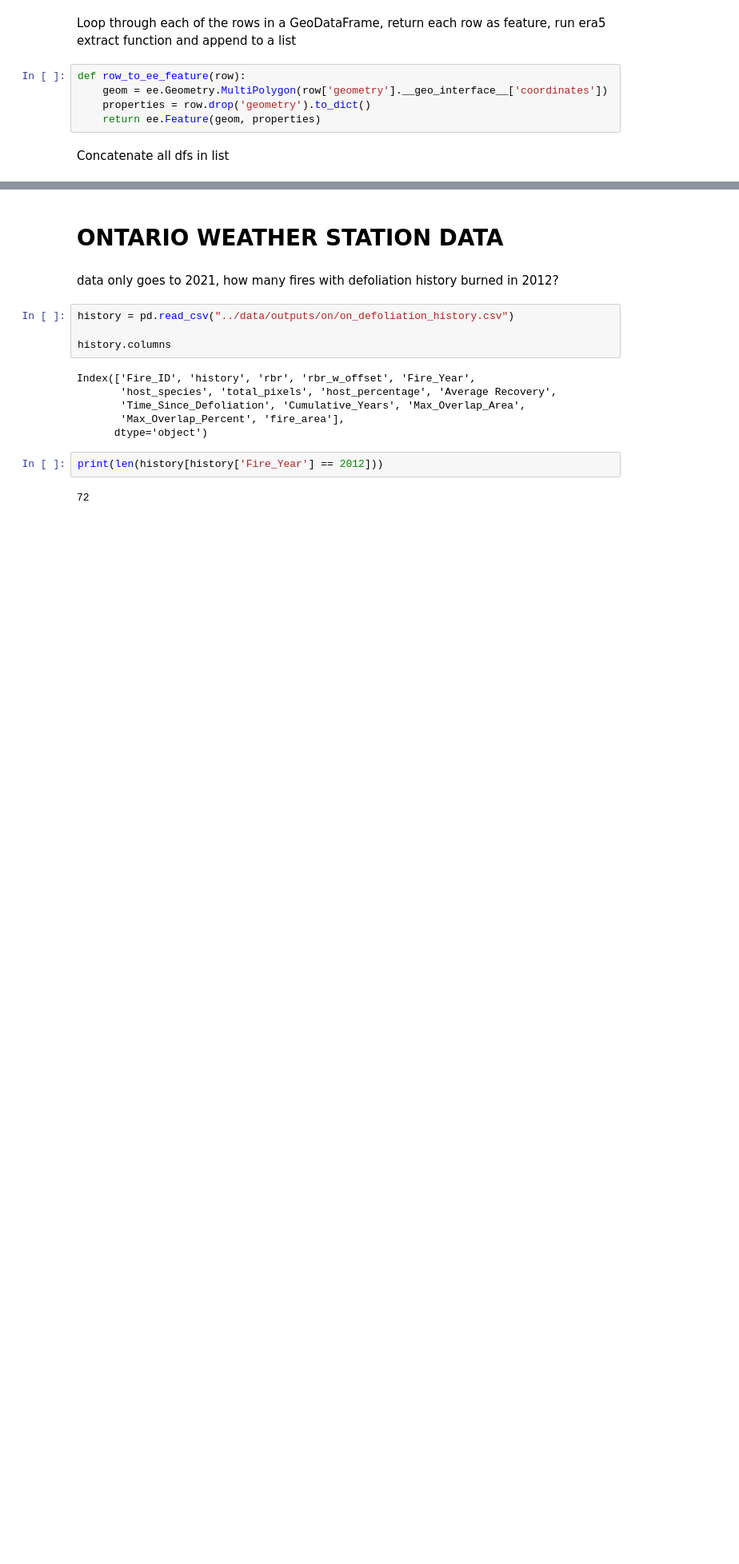
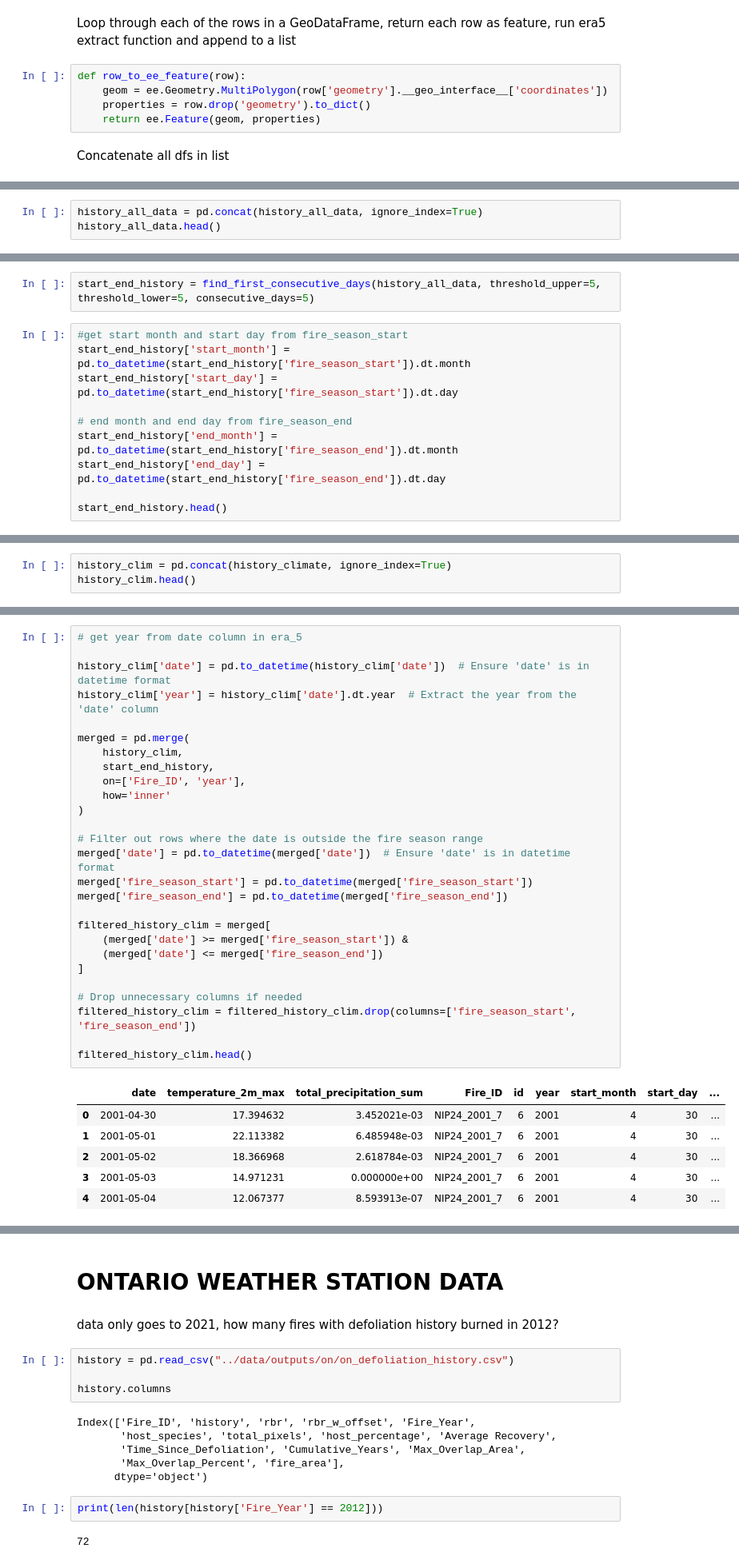
Before and after one commit to jackagoldman/fire_insect_co-occurence, a Jupyter notebook: scripts/recovery_period_climate.ipynb, the cells around one changed output, grey strips where cells are left out. Shown at 80% size. Cells and saved outputs as stored; diff of their text form; blank space fills up the shorter version.

```diff
--- a/scripts/recovery_period_climate.ipynb
+++ b/scripts/recovery_period_climate.ipynb
@@ -440,0 +826,3 @@ for index, row in fires_lte_2012.iterrows():
+# %%
+history_all_data = pd.concat(history_all_data, ignore_index=True)
+history_all_data.head()
@@ -440,0 +840,12 @@ for index, row in fires_lte_2012.iterrows():
+# %%
+start_end_history = find_first_consecutive_days(history_all_data, threshold_upper=5, threshold_lower=5, consecutive_days=5)
+# %%
+#get start month and start day from fire_season_start
+start_end_history['start_month'] = pd.to_datetime(start_end_history['fire_season_start']).dt.month
+start_end_history['start_day'] = pd.to_datetime(start_end_history['fire_season_start']).dt.day
+
+# end month and end day from fire_season_end
+start_end_history['end_month'] = pd.to_datetime(start_end_history['fire_season_end']).dt.month
+start_end_history['end_day'] = pd.to_datetime(start_end_history['fire_season_end']).dt.day
+
+start_end_history.head()
@@ -440,0 +889,3 @@ for index, row in fires_lte_2012.iterrows():
+# %%
+history_clim = pd.concat(history_climate, ignore_index=True)
+history_clim.head()
@@ -440,0 +903,34 @@ for index, row in fires_lte_2012.iterrows():
+# %%
+# get year from date column in era_5
+
+history_clim['date'] = pd.to_datetime(history_clim['date'])  # Ensure 'date' is in datetime format
+history_clim['year'] = history_clim['date'].dt.year  # Extract the year from the 'date' column
+
+merged = pd.merge(
+    history_clim,
+    start_end_history,
+    on=['Fire_ID', 'year'],
+    how='inner'
+)
+
+# Filter out rows where the date is outside the fire season range
+merged['date'] = pd.to_datetime(merged['date'])  # Ensure 'date' is in datetime format
+merged['fire_season_start'] = pd.to_datetime(merged['fire_season_start'])
+merged['fire_season_end'] = pd.to_datetime(merged['fire_season_end'])
+
+filtered_history_clim = merged[
+    (merged['date'] >= merged['fire_season_start']) &
+    (merged['date'] <= merged['fire_season_end'])
+]
+
+# Drop unnecessary columns if needed
+filtered_history_clim = filtered_history_clim.drop(columns=['fire_season_start', 'fire_season_end'])
+
+filtered_history_clim.head()
+# %% [output]
+|  | date | temperature_2m_max | total_precipitation_sum | Fire_ID | id | year | start_month | start_day | ... |
+| 0 | 2001-04-30 | 17.394632 | 3.452021e-03 | NIP24_2001_7 | 6 | 2001 | 4 | 30 | ... |
+| 1 | 2001-05-01 | 22.113382 | 6.485948e-03 | NIP24_2001_7 | 6 | 2001 | 4 | 30 | ... |
+| 2 | 2001-05-02 | 18.366968 | 2.618784e-03 | NIP24_2001_7 | 6 | 2001 | 4 | 30 | ... |
+| 3 | 2001-05-03 | 14.971231 | 0.000000e+00 | NIP24_2001_7 | 6 | 2001 | 4 | 30 | ... |
+| 4 | 2001-05-04 | 12.067377 | 8.593913e-07 | NIP24_2001_7 | 6 | 2001 | 4 | 30 | ... |
```
Also changed, not shown: parts of 49 cells of this notebook.
